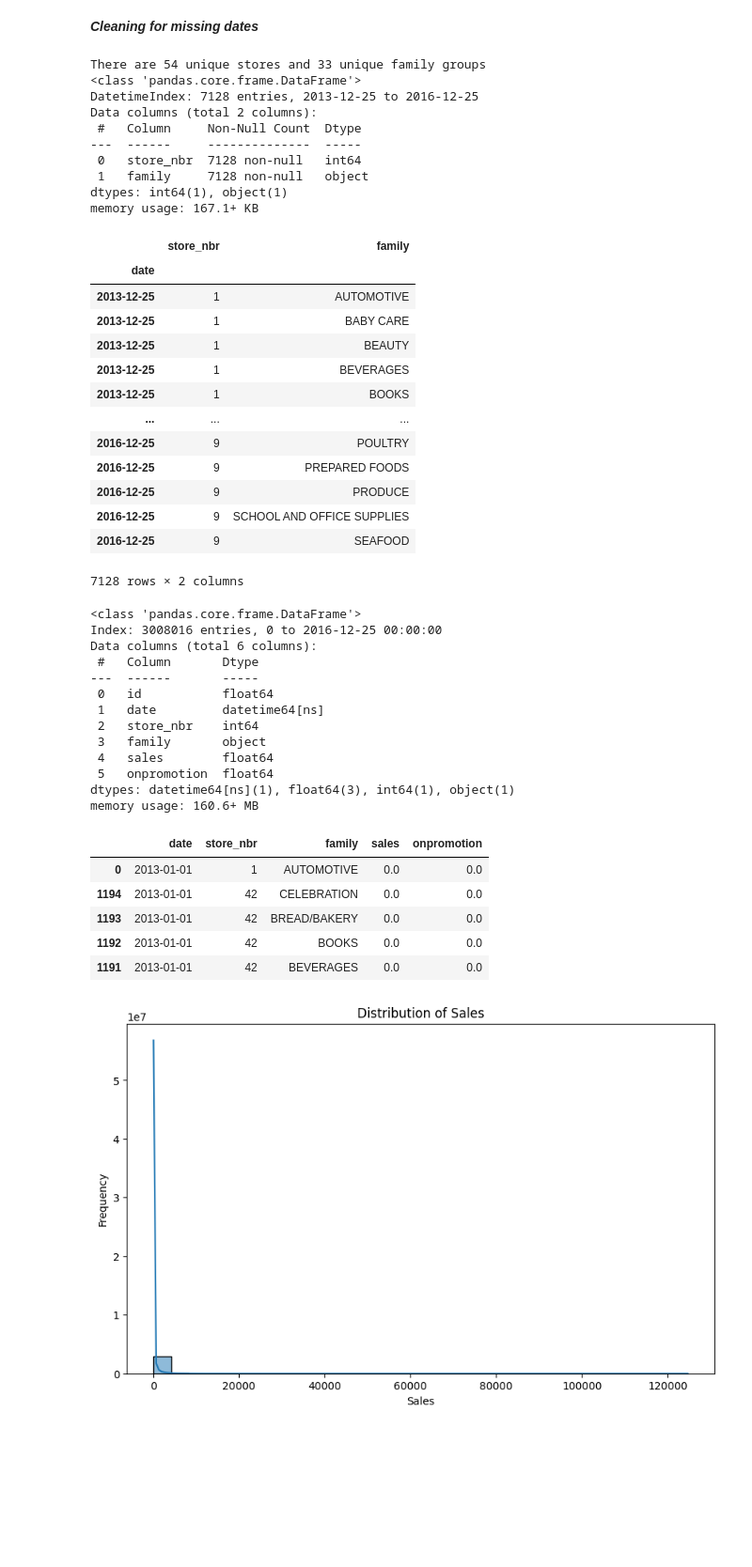
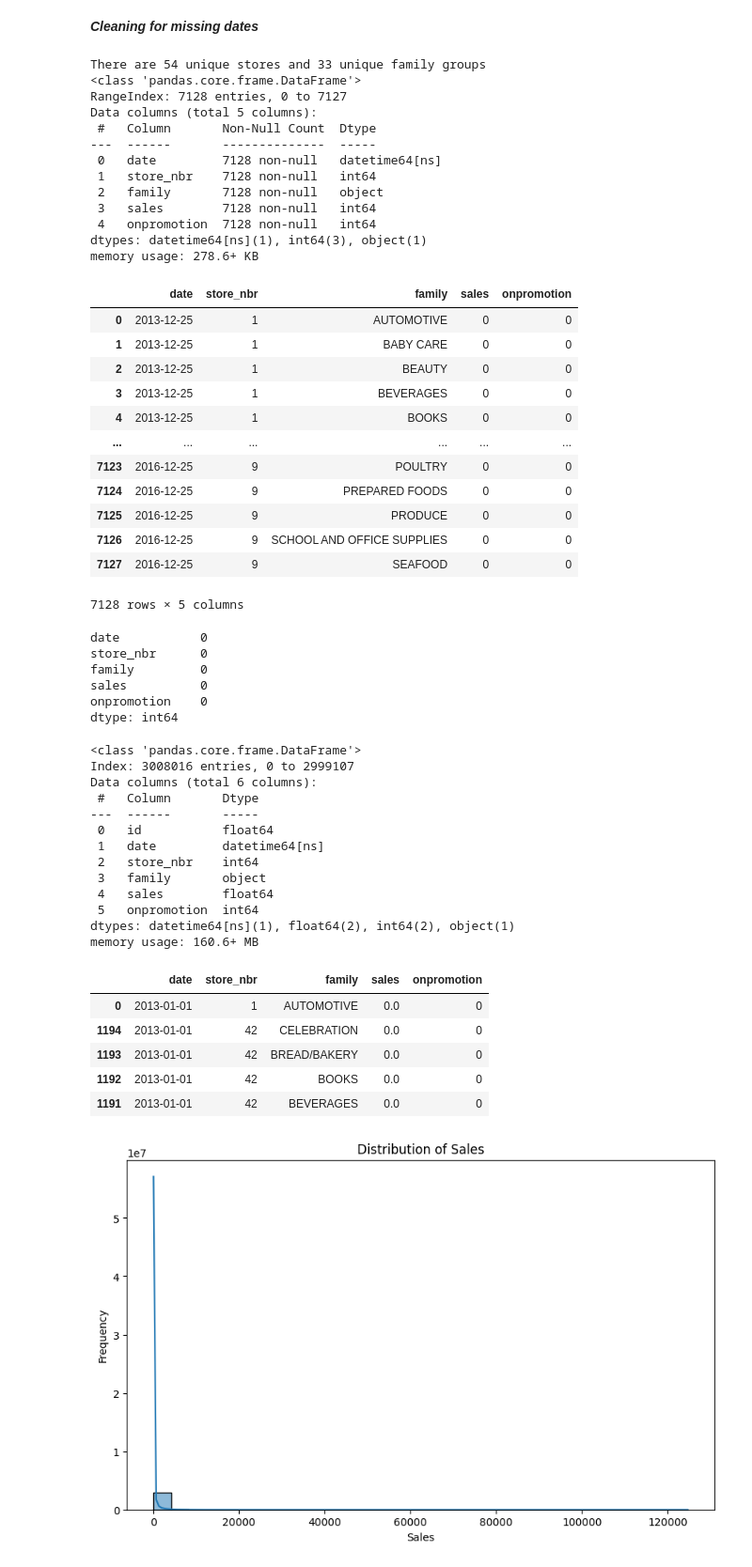
Before and after one commit to wamathaiwandeto/Time-Series-Regression-Analysis, a Jupyter notebook: notebooks/notebook.ipynb, the cells around one changed output. Shown at 94% size. Saved outputs shown, nothing was run; the diff lists cells and outputs as text; code cells hidden in the pictures; blank space fills up the shorter version.

```diff
--- a/notebooks/notebook.ipynb
+++ b/notebooks/notebook.ipynb
@@ -344,41 +416,54 @@ These are the missing_days in the data
 # %%
 #extracting the store numbers and families
 stores = df_train['store_nbr'].unique()
 families = df_train['family'].unique()
 print(f'There are {stores.size} unique stores and {families.size} unique family groups')
 
 #Creating data for the missing days.
 missing_data = product(missing_days, stores, families) #use itertools product method to create data for each store and family on each date.
-
 #convert to a dataframe and set date as index
-missing_df = pd.DataFrame(missing_data, columns=['date','store_nbr','family']).set_index('date')
+missing_df = pd.DataFrame(missing_data, columns=['date','store_nbr','family'])
+#add the sales and onpromotion columns with 0
+missing_df['sales'] = 0
+missing_df['onpromotion'] = 0
 missing_df.info()
 missing_df
 # %% [output]
 There are 54 unique stores and 33 unique family groups
 <class 'pandas.core.frame.DataFrame'>
-DatetimeIndex: 7128 entries, 2013-12-25 to 2016-12-25
-Data columns (total 2 columns):
- #   Column     Non-Null Count  Dtype
----  ------     --------------  -----
- 0   store_nbr  7128 non-null   int64
- 1   family     7128 non-null   object
-dtypes: int64(1), object(1)
-memory usage: 167.1+ KB
+RangeIndex: 7128 entries, 0 to 7127
+Data columns (total 5 columns):
+ #   Column       Non-Null Count  Dtype
+---  ------       --------------  -----
+ 0   date         7128 non-null   datetime64[ns]
+ 1   store_nbr    7128 non-null   int64
+ 2   family       7128 non-null   object
+ 3   sales        7128 non-null   int64
+ 4   onpromotion  7128 non-null   int64
+dtypes: datetime64[ns](1), int64(3), object(1)
+memory usage: 278.6+ KB
-|  | store_nbr | family |
-| date |  |  |
-| 2013-12-25 | 1 | AUTOMOTIVE |
-| 2013-12-25 | 1 | BABY CARE |
-| 2013-12-25 | 1 | BEAUTY |
-| 2013-12-25 | 1 | BEVERAGES |
-| 2013-12-25 | 1 | BOOKS |
-| ... | ... | ... |
-| 2016-12-25 | 9 | POULTRY |
-| 2016-12-25 | 9 | PREPARED FOODS |
-| 2016-12-25 | 9 | PRODUCE |
-| 2016-12-25 | 9 | SCHOOL AND OFFICE SUPPLIES |
-| 2016-12-25 | 9 | SEAFOOD |
+|  | date | store_nbr | family | sales | onpromotion |
+| 0 | 2013-12-25 | 1 | AUTOMOTIVE | 0 | 0 |
+| 1 | 2013-12-25 | 1 | BABY CARE | 0 | 0 |
+| 2 | 2013-12-25 | 1 | BEAUTY | 0 | 0 |
+| 3 | 2013-12-25 | 1 | BEVERAGES | 0 | 0 |
+| 4 | 2013-12-25 | 1 | BOOKS | 0 | 0 |
+| ... | ... | ... | ... | ... | ... |
+| 7123 | 2016-12-25 | 9 | POULTRY | 0 | 0 |
+| 7124 | 2016-12-25 | 9 | PREPARED FOODS | 0 | 0 |
+| 7125 | 2016-12-25 | 9 | PRODUCE | 0 | 0 |
+| 7126 | 2016-12-25 | 9 | SCHOOL AND OFFICE SUPPLIES | 0 | 0 |
+| 7127 | 2016-12-25 | 9 | SEAFOOD | 0 | 0 |
-7128 rows × 2 columns
+7128 rows × 5 columns
+# %%
+missing_df.isnull().sum()
+# %% [output]
+date           0
+store_nbr      0
+family         0
+sales          0
+onpromotion    0
+dtype: int64
 # %%
 # Concatenate missing_df with df_train
 df_train = pd.concat([df_train, missing_df])
@@ -388,7 +473,7 @@ df_train = df_train.sort_values('date')
 df_train.info()
 # %% [output]
 <class 'pandas.core.frame.DataFrame'>
-Index: 3008016 entries, 0 to 2016-12-25 00:00:00
+Index: 3008016 entries, 0 to 2999107
 Data columns (total 6 columns):
  #   Column       Dtype
 ---  ------       -----
@@ -397,8 +482,8 @@ Data columns (total 6 columns):
  2   store_nbr    int64
  3   family       object
  4   sales        float64
- 5   onpromotion  float64
-dtypes: datetime64[ns](1), float64(3), int64(1), object(1)
+ 5   onpromotion  int64
+dtypes: datetime64[ns](1), float64(2), int64(2), object(1)
 memory usage: 160.6+ MB
 # %%
 df_train = df_train.drop(columns=['id'])
@@ -406,11 +491,11 @@ df_train = df_train.drop(columns=['id'])
 df_train.head()
 # %% [output]
 |  | date | store_nbr | family | sales | onpromotion |
-| 0 | 2013-01-01 | 1 | AUTOMOTIVE | 0.0 | 0.0 |
-| 1194 | 2013-01-01 | 42 | CELEBRATION | 0.0 | 0.0 |
-| 1193 | 2013-01-01 | 42 | BREAD/BAKERY | 0.0 | 0.0 |
-| 1192 | 2013-01-01 | 42 | BOOKS | 0.0 | 0.0 |
-| 1191 | 2013-01-01 | 42 | BEVERAGES | 0.0 | 0.0 |
+| 0 | 2013-01-01 | 1 | AUTOMOTIVE | 0.0 | 0 |
+| 1194 | 2013-01-01 | 42 | CELEBRATION | 0.0 | 0 |
+| 1193 | 2013-01-01 | 42 | BREAD/BAKERY | 0.0 | 0 |
+| 1192 | 2013-01-01 | 42 | BOOKS | 0.0 | 0 |
+| 1191 | 2013-01-01 | 42 | BEVERAGES | 0.0 | 0 |
 # %%
 # Distribution of Sales
 plt.figure(figsize=(10, 6))
```
Also changed, not shown: parts of 13 cells of this notebook.
